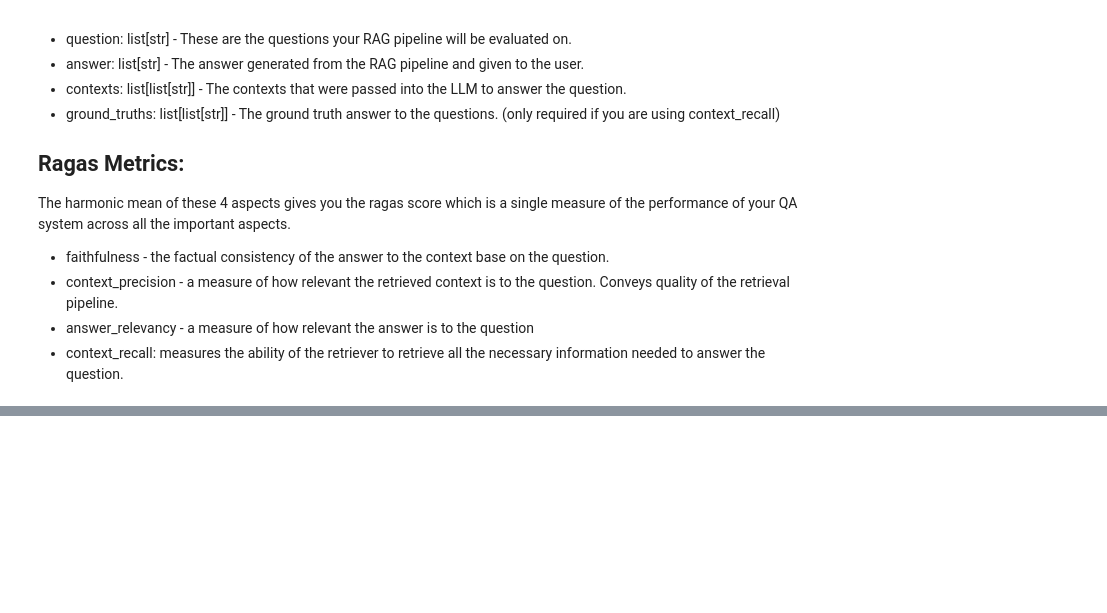
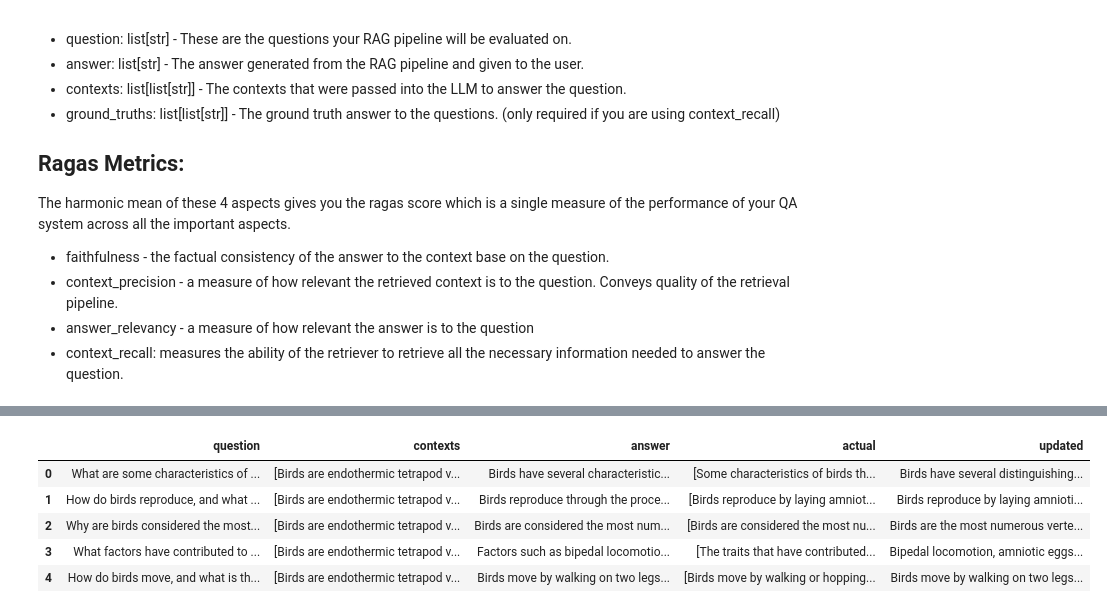
Before and after one commit to ai-hero/workshop-keeping-up-with-openai-et-al, a Jupyter notebook: rag/Retrieval Augmented Generation.ipynb, the cells around one changed output, grey strips where cells are left out. Saved outputs shown, nothing was run; the diff lists cells and outputs as text; code cells hidden in the pictures; blank space fills up the shorter version.

```diff
--- a/rag/Retrieval Augmented Generation.ipynb
+++ b/rag/Retrieval Augmented Generation.ipynb
@@ -346,0 +457,9 @@ df.head(n=10)
+# %%
+fine_tuning_dataset.to_pandas().head()
+# %% [output]
+|  | question | contexts | answer | actual | updated |
+| 0 | What are some characteristics of ... | [Birds are endothermic tetrapod v... | Birds have several characteristic... | [Some characteristics of birds th... | Birds have several distinguishing... |
+| 1 | How do birds reproduce, and what ... | [Birds are endothermic tetrapod v... | Birds reproduce through the proce... | [Birds reproduce by laying amniot... | Birds reproduce by laying amnioti... |
+| 2 | Why are birds considered the most... | [Birds are endothermic tetrapod v... | Birds are considered the most num... | [Birds are considered the most nu... | Birds are the most numerous verte... |
+| 3 | What factors have contributed to ... | [Birds are endothermic tetrapod v... | Factors such as bipedal locomotio... | [The traits that have contributed... | Bipedal locomotion, amniotic eggs... |
+| 4 | How do birds move, and what is th... | [Birds are endothermic tetrapod v... | Birds move by walking on two legs... | [Birds move by walking or hopping... | Birds move by walking on two legs... |
```
Also changed, not shown: parts of 17 cells of this notebook, 3 other files.
